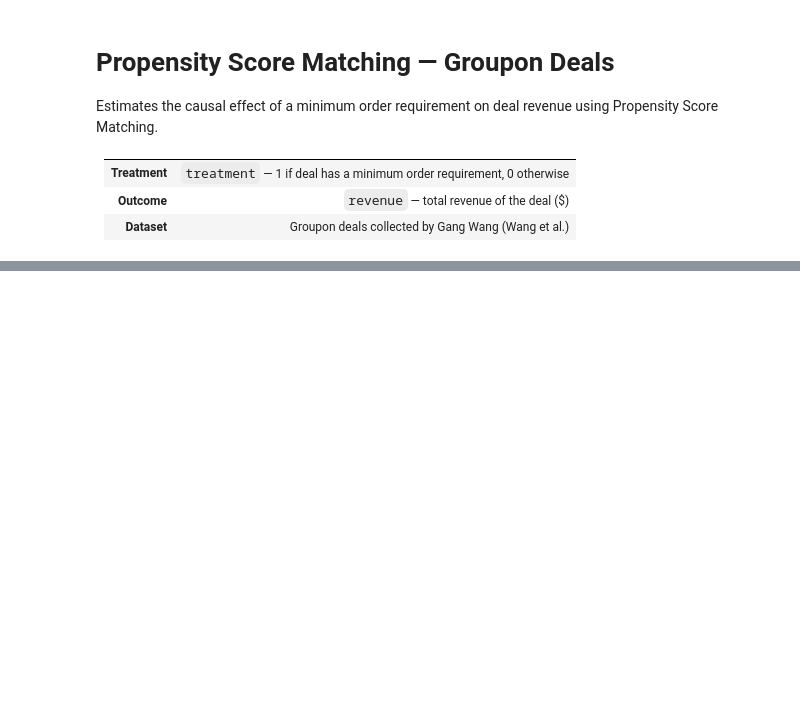
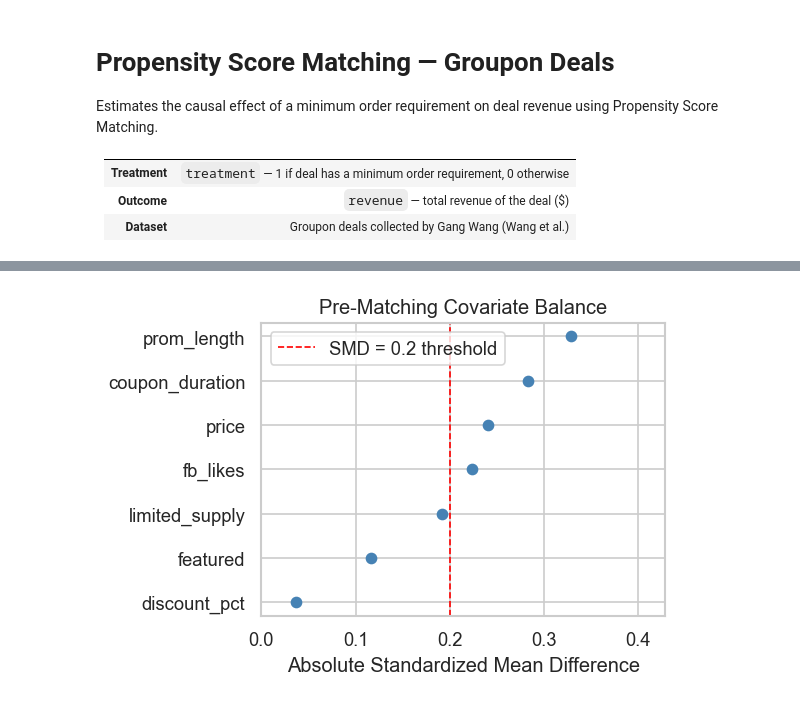
Before and after one commit to stringer-data/causal-inference-training, a Jupyter notebook: projects/02_matching/groupon_deal_revenue/notebooks/01_ingest.ipynb, the cells around one changed output, grey strips where cells are left out. Saved outputs shown, nothing was run; the diff lists cells and outputs as text; code cells hidden in the pictures; blank space fills up the shorter version.

```diff
--- a/projects/02_matching/groupon_deal_revenue/notebooks/01_ingest.ipynb
+++ b/projects/02_matching/groupon_deal_revenue/notebooks/01_ingest.ipynb
@@ -43,0 +98,27 @@ Control   : 494
+# %%
+def smd(df, covariates, treatment):
+    """
+    Compute standardized mean differences for a list of covariates.
+
+    For each covariate, calculates:
+        SMD = (mean_treated - mean_control) / pooled_SD
+
+    where pooled_SD = sqrt((var_treated + var_control) / 2)
+
+    Returns a DataFrame with one row per covariate showing the group means and SMD.
+    """
+    treated = df[df[treatment] == 1]
+    control = df[df[treatment] == 0]
+    rows = []
+
+    for col in covariates:
+        mt = treated[col].mean()
+        mc = control[col].mean()
+        pooled_sd = np.sqrt((treated[col].var() + control[col].var()) / 2)
+        smd_val = (mt - mc) / pooled_sd if pooled_sd > 0 else np.nan
+        rows.append({"covariate": col, "mean_treated": mt, "mean_control": mc, "smd": smd_val})
+
+    return pd.DataFrame(rows).set_index("covariate").sort_values("smd", key=abs, ascending=False)
+
+balance_pre = smd(df, COVARIATES, TREATMENT)
+balance_pre
@@ -43,0 +135,15 @@ Control   : 494
+# %%
+fig, ax = plt.subplots(figsize=(5, len(COVARIATES) * 0.5))
+
+abs_smd = balance_pre["smd"].abs().sort_values()
+
+ax.scatter(abs_smd.values, abs_smd.index, color="steelblue", zorder=3)
+ax.axvline(0.2, color="red", linestyle="--", linewidth=1, label="SMD = 0.2 threshold")
+ax.set_xlabel("Absolute Standardized Mean Difference")
+ax.set_title("Pre-Matching Covariate Balance")
+ax.legend()
+plt.xlim(0, balance_pre["smd"].abs().max() + 0.1)
+plt.tight_layout()
+plt.savefig('love_plot.png')
+# %% [output]
+[figure, added]
```
Also changed, not shown: parts of 32 cells of this notebook, 1 other file.
